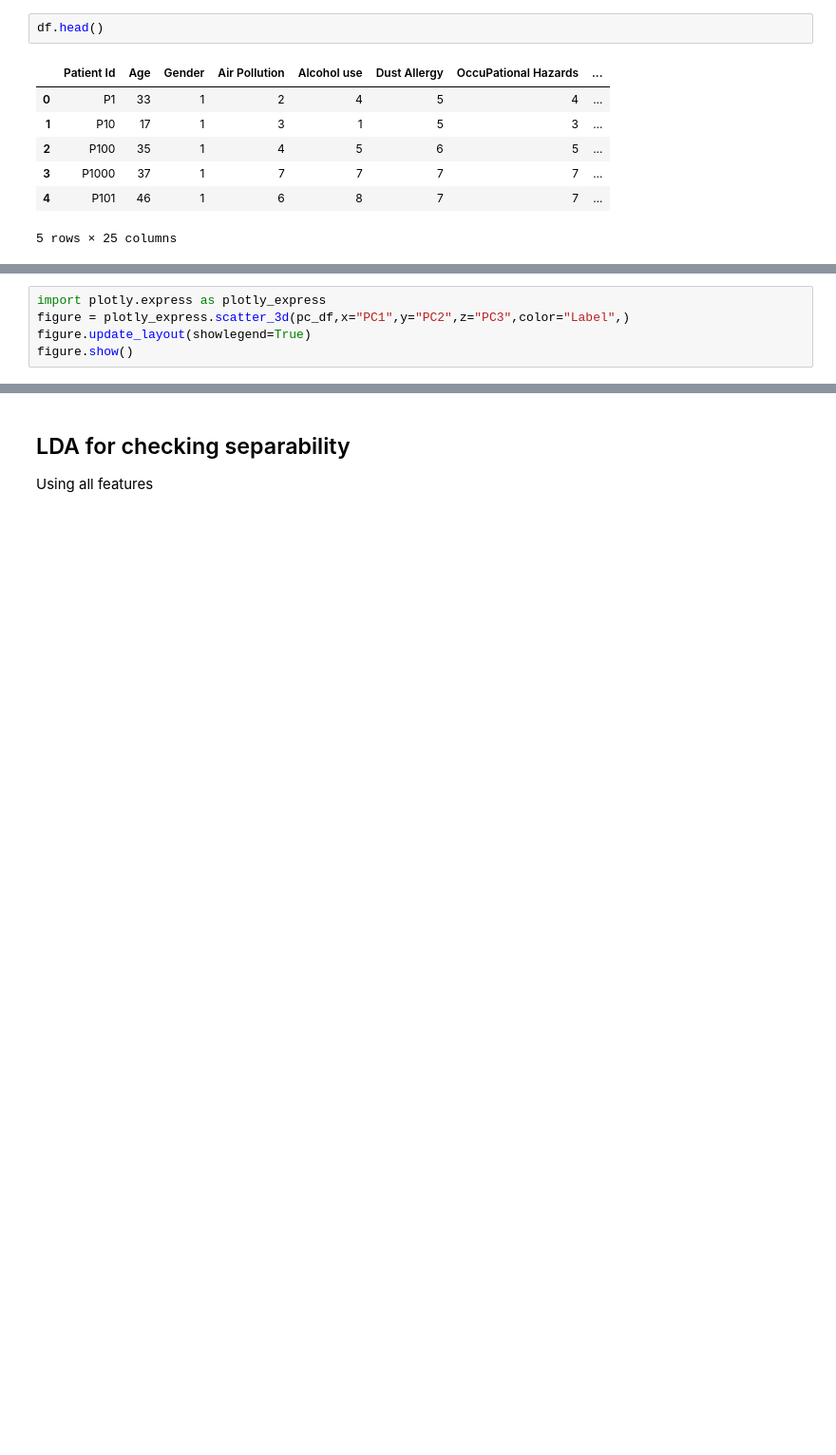
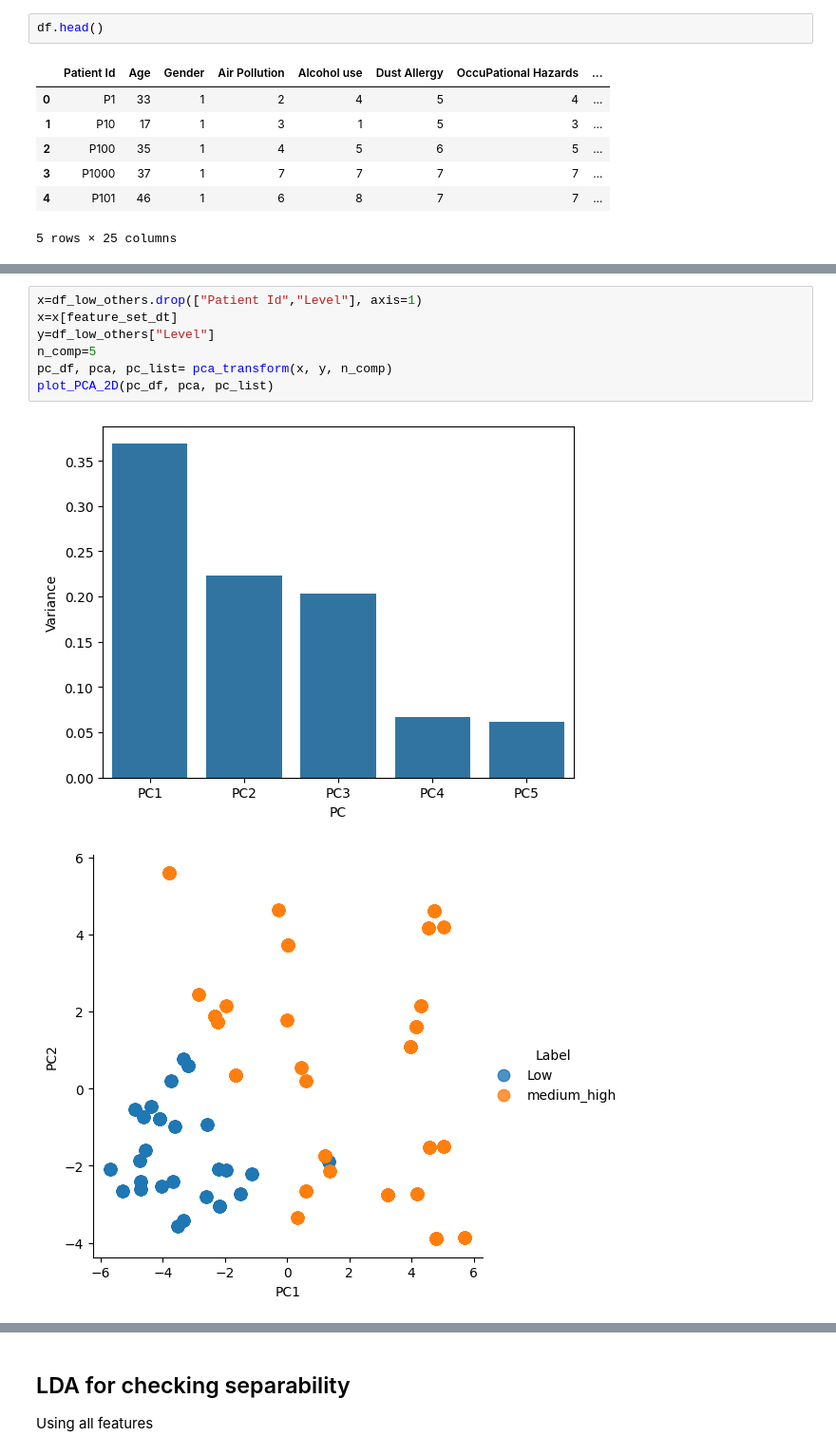
Before and after one commit to eugenegancw/Lung_Cancer_Prediction, a Jupyter notebook: linear_separability.ipynb, the cells around one changed output, grey strips where cells are left out. Shown at 95% size. Saved outputs shown, nothing was run; the diff lists cells and outputs as text; blank space fills up the shorter version.

```diff
--- a/linear_separability.ipynb
+++ b/linear_separability.ipynb
@@ -86,5 +153,10 @@ sns.lmplot( x="PC1", y="PC2",
-# %%
-import plotly.express as plotly_express
-figure = plotly_express.scatter_3d(pc_df,x="PC1",y="PC2",z="PC3",color="Label",)
-figure.update_layout(showlegend=True)
-figure.show()
+# %%
+x=df_low_others.drop(["Patient Id","Level"], axis=1)
+x=x[feature_set_dt]
+y=df_low_others["Level"]
+n_comp=5
+pc_df, pca, pc_list= pca_transform(x, y, n_comp)
+plot_PCA_2D(pc_df, pca, pc_list)
+# %% [output]
+[figure, added]
+[figure, added]
```
Also changed, not shown: parts of 42 cells of this notebook, 2 other files.
